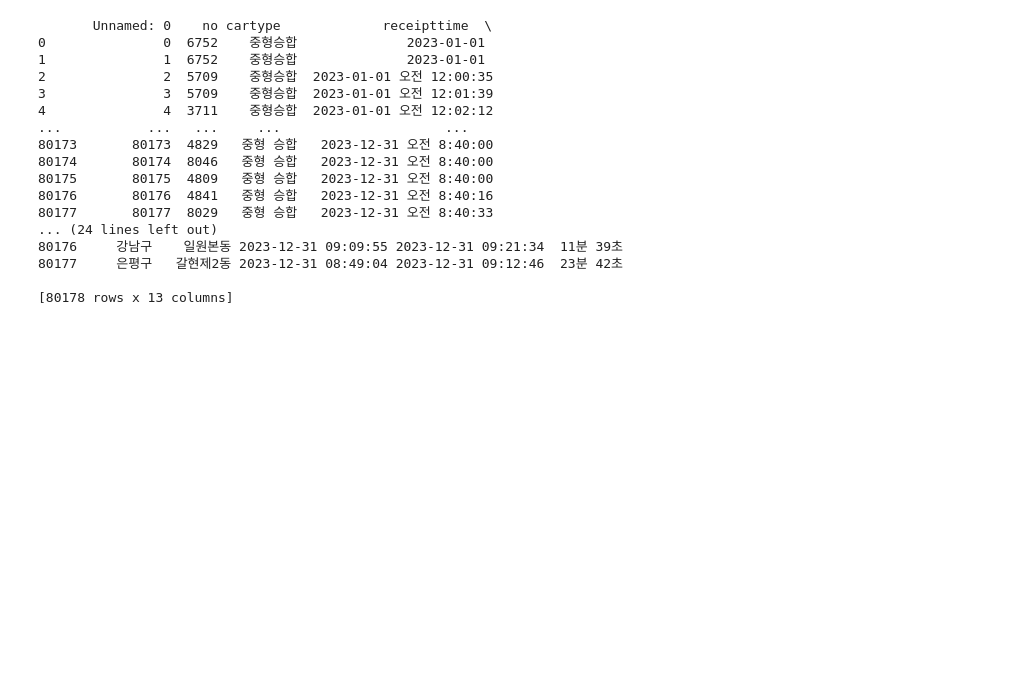
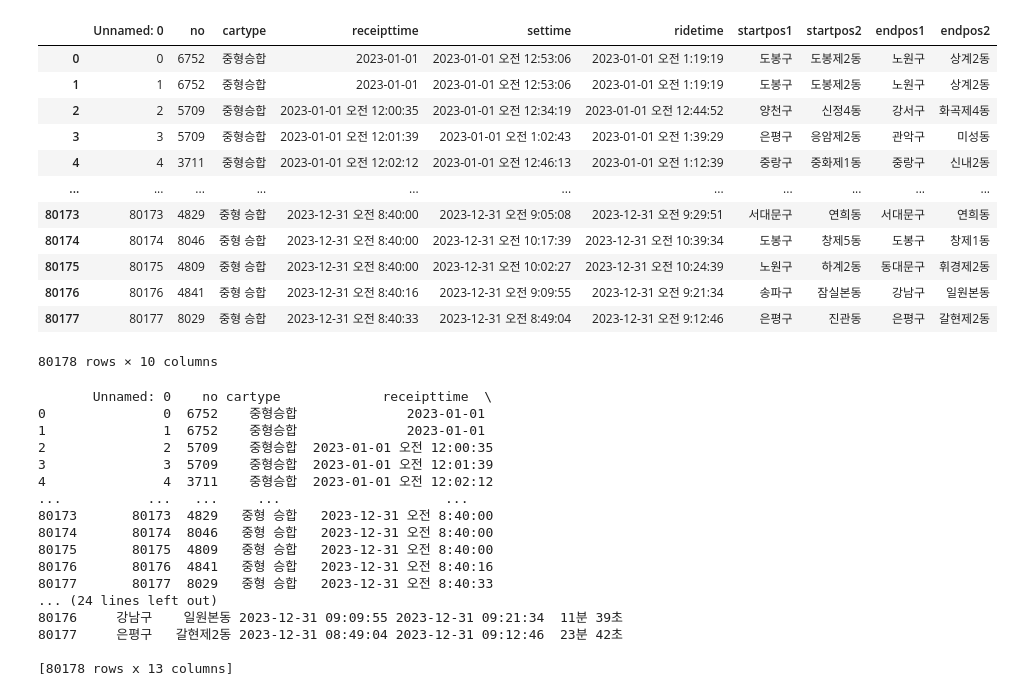
Before and after one commit to JongMany/big-data-programming-8, a Jupyter notebook: call-taxi-data.ipynb, the cells around one changed output. Saved outputs shown, nothing was run; the diff lists cells and outputs as text; code cells hidden in the pictures; blank space fills up the shorter version.

```diff
--- a/call-taxi-data.ipynb
+++ b/call-taxi-data.ipynb
@@ -134,6 +106,21 @@ new_data = pd.concat(dfs, ignore_index=True)
 new_data.to_csv('./data/call_taxi.csv')
 # %%
 call_taxi_df = pd.read_csv('./data/call_taxi.csv')
+call_taxi_df
+# %% [output]
+|  | Unnamed: 0 | no | cartype | receipttime | settime | ridetime | startpos1 | startpos2 | endpos1 | endpos2 |
+| 0 | 0 | 6752 | 중형승합 | 2023-01-01 | 2023-01-01 오전 12:53:06 | 2023-01-01 오전 1:19:19 | 도봉구 | 도봉제2동 | 노원구 | 상계2동 |
+| 1 | 1 | 6752 | 중형승합 | 2023-01-01 | 2023-01-01 오전 12:53:06 | 2023-01-01 오전 1:19:19 | 도봉구 | 도봉제2동 | 노원구 | 상계2동 |
+| 2 | 2 | 5709 | 중형승합 | 2023-01-01 오전 12:00:35 | 2023-01-01 오전 12:34:19 | 2023-01-01 오전 12:44:52 | 양천구 | 신정4동 | 강서구 | 화곡제4동 |
+| 3 | 3 | 5709 | 중형승합 | 2023-01-01 오전 12:01:39 | 2023-01-01 오전 1:02:43 | 2023-01-01 오전 1:39:29 | 은평구 | 응암제2동 | 관악구 | 미성동 |
+| 4 | 4 | 3711 | 중형승합 | 2023-01-01 오전 12:02:12 | 2023-01-01 오전 12:46:13 | 2023-01-01 오전 1:12:39 | 중랑구 | 중화제1동 | 중랑구 | 신내2동 |
+| ... | ... | ... | ... | ... | ... | ... | ... | ... | ... | ... |
+| 80173 | 80173 | 4829 | 중형 승합 | 2023-12-31 오전 8:40:00 | 2023-12-31 오전 9:05:08 | 2023-12-31 오전 9:29:51 | 서대문구 | 연희동 | 서대문구 | 연희동 |
+| 80174 | 80174 | 8046 | 중형 승합 | 2023-12-31 오전 8:40:00 | 2023-12-31 오전 10:17:39 | 2023-12-31 오전 10:39:34 | 도봉구 | 창제5동 | 도봉구 | 창제1동 |
+| 80175 | 80175 | 4809 | 중형 승합 | 2023-12-31 오전 8:40:00 | 2023-12-31 오전 10:02:27 | 2023-12-31 오전 10:24:39 | 노원구 | 하계2동 | 동대문구 | 휘경제2동 |
+| 80176 | 80176 | 4841 | 중형 승합 | 2023-12-31 오전 8:40:16 | 2023-12-31 오전 9:09:55 | 2023-12-31 오전 9:21:34 | 송파구 | 잠실본동 | 강남구 | 일원본동 |
+| 80177 | 80177 | 8029 | 중형 승합 | 2023-12-31 오전 8:40:33 | 2023-12-31 오전 8:49:04 | 2023-12-31 오전 9:12:46 | 은평구 | 진관동 | 은평구 | 갈현제2동 |
+80178 rows × 10 columns
 # %%
 def convert_korean_datetime(custom_time_str: str):
     try:
```
Also changed, not shown: parts of 22 cells of this notebook, 14 other files.
